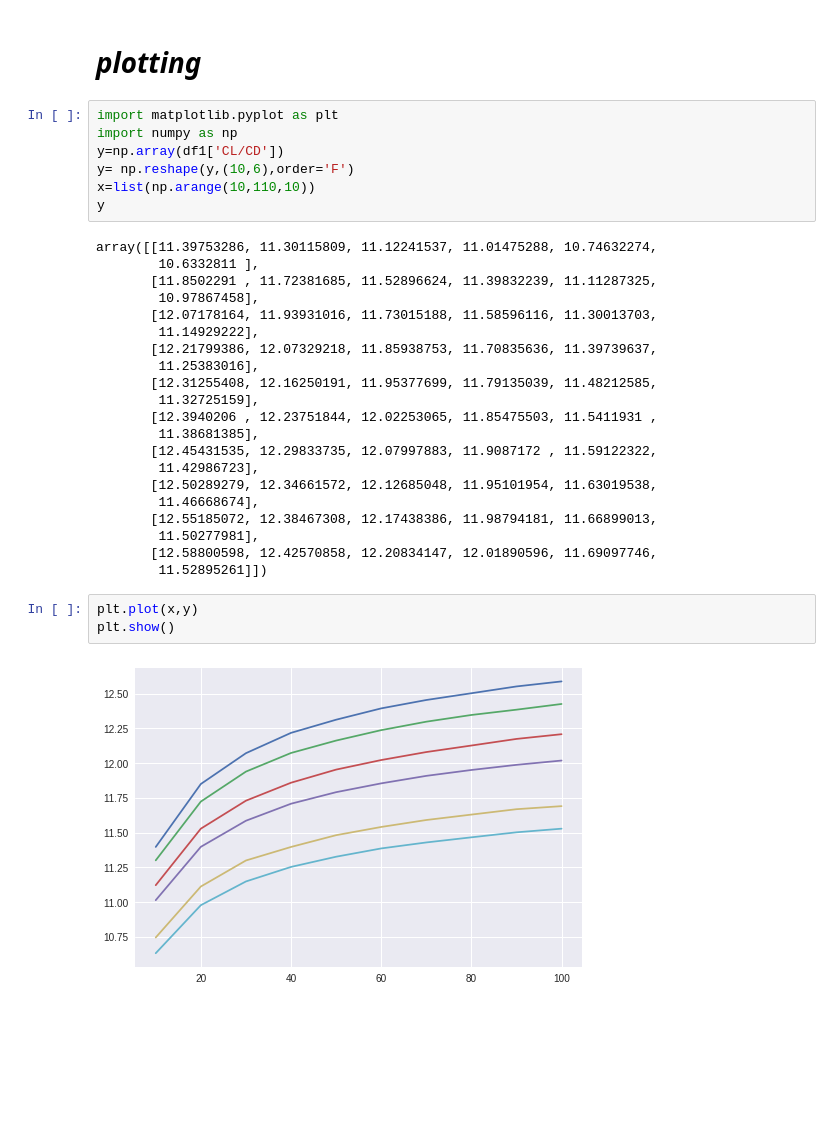
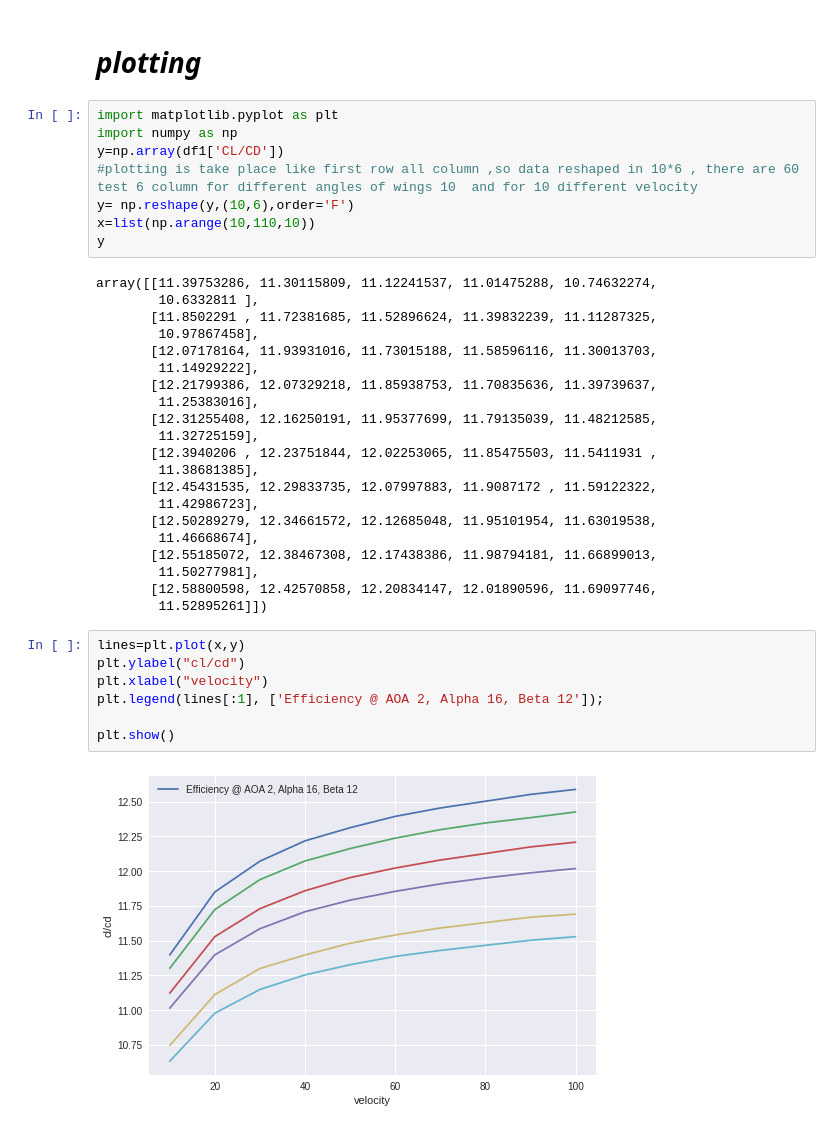
Before and after one commit to saurabhtalele/Pandas_colab_spredsheet_plotting, a Jupyter notebook: pandas_googlesheet_excel_colab.ipynb, the cells around one changed output. Saved outputs shown, nothing was run; the diff lists cells and outputs as text; blank space fills up the shorter version.

```diff
--- a/pandas_googlesheet_excel_colab.ipynb
+++ b/pandas_googlesheet_excel_colab.ipynb
@@ -120,6 +120,7 @@ df1
 import matplotlib.pyplot as plt
 import numpy as np
 y=np.array(df1['CL/CD'])
+#plotting is take place like first row all column ,so data reshaped in 10*6 , there are 60 test 6 column for different angles of wings 10  and for 10 different velocity
 y= np.reshape(y,(10,6),order='F')
 x=list(np.arange(10,110,10))
 y
@@ -144,8 +145,12 @@ array([[11.39753286, 11.30115809, 11.12241537, 11.01475288, 10.74632274,
         11.50277981],
        [12.58800598, 12.42570858, 12.20834147, 12.01890596, 11.69097746,
         11.52895261]])
-# %%
-plt.plot(x,y)
-plt.show()
-# %% [output]
-[figure, removed]
+# %%
+lines=plt.plot(x,y)
+plt.ylabel("cl/cd")
+plt.xlabel("velocity")
+plt.legend(lines[:1], ['Efficiency @ AOA 2, Alpha 16, Beta 12']);
+
+plt.show()
+# %% [output]
+[figure, added]
```
